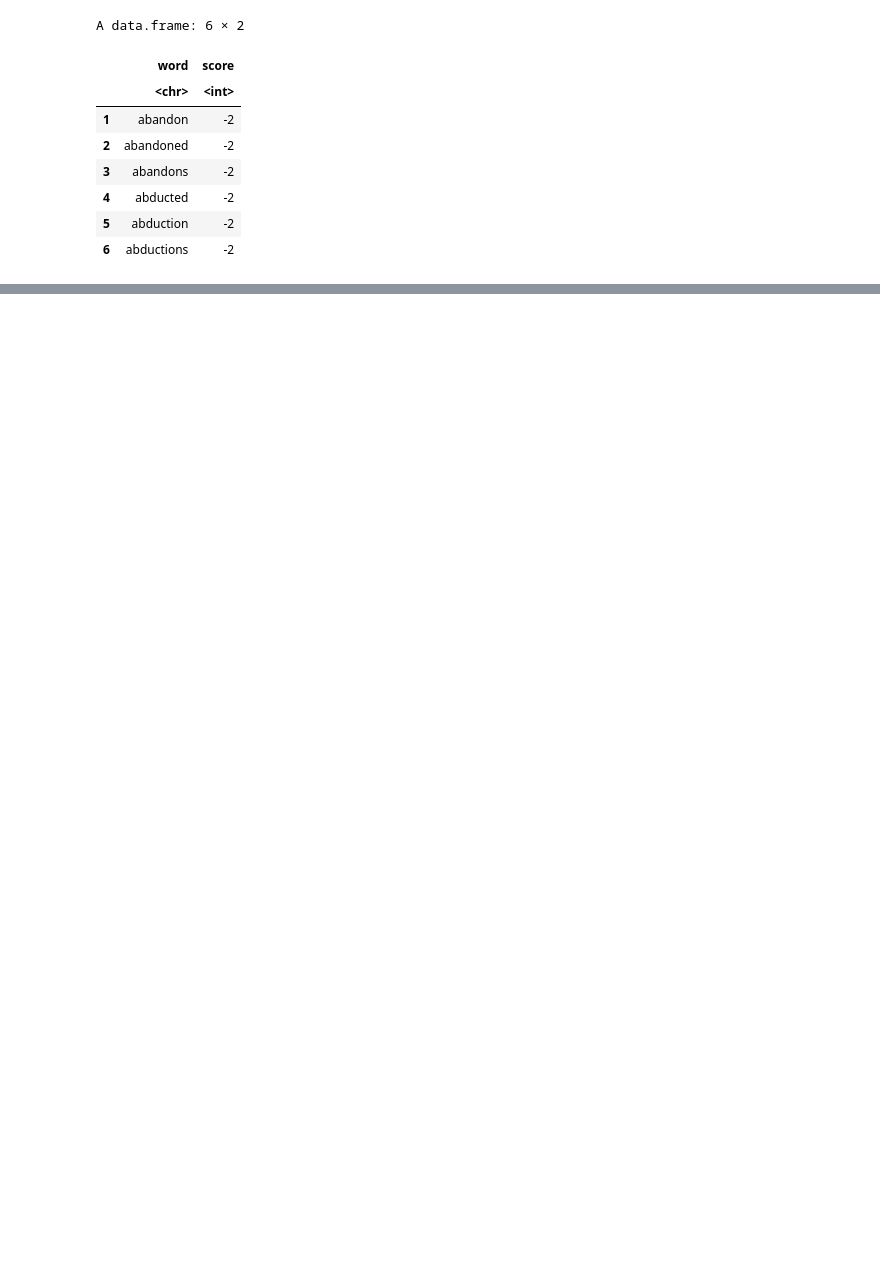
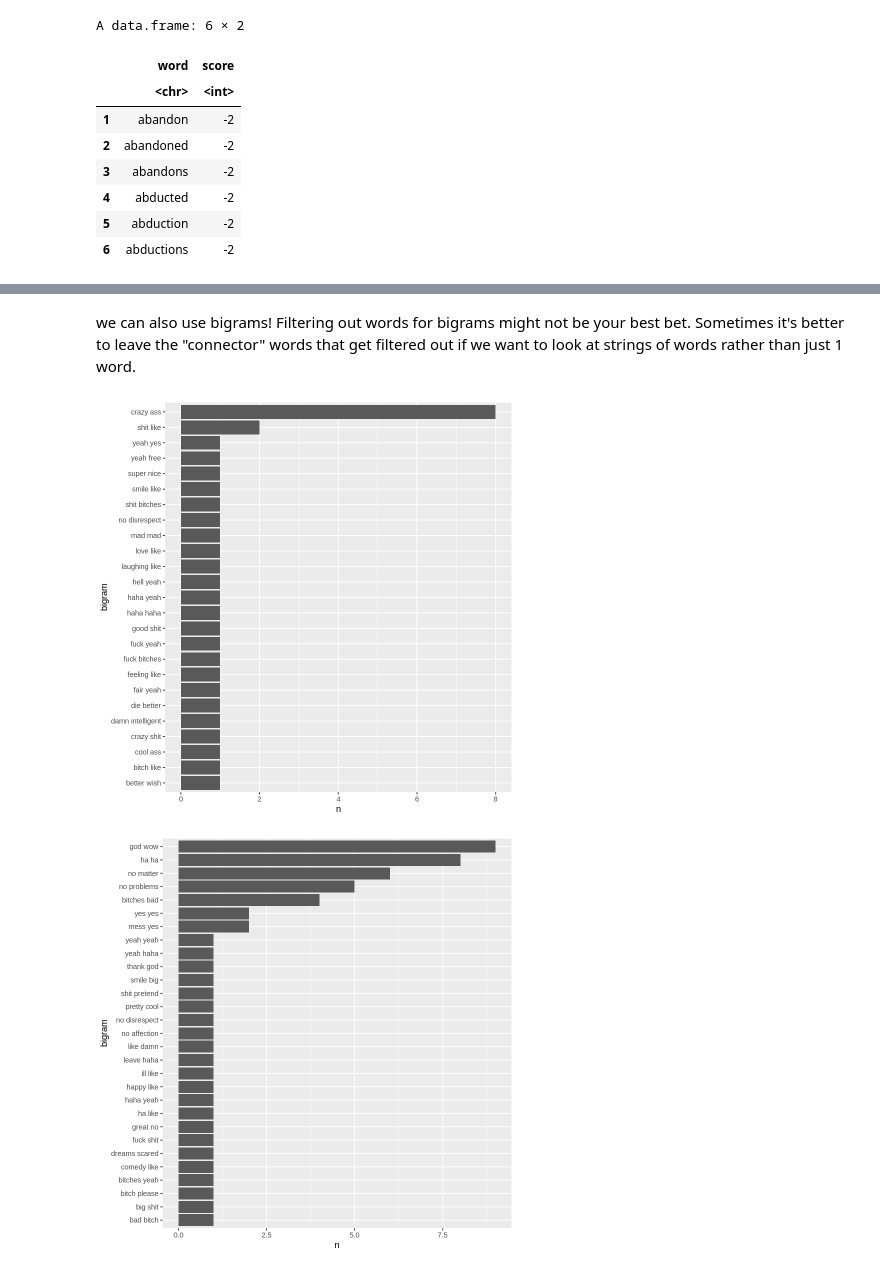
Before and after one commit to tylerfans/IDS-Interns, a Jupyter notebook: rapAssignment.ipynb, the cells around one changed output, grey strips where cells are left out. Drawn from its saved outputs; the diff is of its cells as text; code cells hidden in the pictures; blank space fills up the shorter version.

```diff
--- a/rapAssignment.ipynb
+++ b/rapAssignment.ipynb
@@ -383,0 +340,41 @@ A tibble: 12 × 2
+# %% [markdown]
+we can also use bigrams! Filtering out words for bigrams might not be your best bet. Sometimes it's better to leave the "connector" words that get filtered out if we want to look at strings of words rather than just 1 word.
+# %%
+bigram_kids <- unnest_tokens(tbl = kids, output = bigram, input = line, token = "ngrams", n = 2, to_lower = TRUE) %>%
+    separate(bigram, c("word1", "word2"), sep = " ") %>%
+    filter(word1 %in% afinn$word) %>%
+    filter(word2 %in% afinn$word) %>%
+    unite(bigram, word1, word2, sep = " ")
+
+bigram_bde <- unnest_tokens(tbl = bestDayEver, output = bigram, input = line, token = "ngrams", n = 2, to_lower = TRUE) %>%
+    separate(bigram, c("word1", "word2"), sep = " ") %>%
+    filter(word1 %in% afinn$word) %>%
+    filter(word2 %in% afinn$word) %>%
+    unite(bigram, word1, word2, sep = " ")
+
+bigram_swimming <- unnest_tokens(tbl = swimming, output = bigram, input = line, token = "ngrams", n = 2, to_lower = TRUE) %>%
+    separate(bigram, c("word1", "word2"), sep = " ") %>%
+    filter(word1 %in% afinn$word) %>%
+    filter(word2 %in% afinn$word) %>%
+    unite(bigram, word1, word2, sep = " ")
+
+kids_count <- count(bigram_kids, bigram, sort = TRUE) %>% top_n(20, wt = n) %>% mutate(bigram = reorder(bigram,n))
+
+bde_count <- count(bigram_bde, bigram, sort = TRUE) %>% top_n(20, wt = n) %>% mutate(bigram = reorder(bigram,n))
+
+swimming_count <- count(bigram_swimming, bigram, sort = TRUE) %>% top_n(20, wt = n) %>% mutate(bigram = reorder(bigram,n))
+
+kids_graph <- ggplot(kids_count, aes(n,bigram)) +
+    geom_col()
+kids_graph
+
+bde_graph <- ggplot(bde_count, aes(n,bigram)) +
+    geom_col()
+bde_graph
+
+swimming_graph <- ggplot(swimming_count, aes(n,bigram)) +
+    geom_col()
+swimming_graph
+# %% [output]
+[figure, added]
+[figure, added]
```
Also changed, not shown: parts of 35 cells of this notebook.
